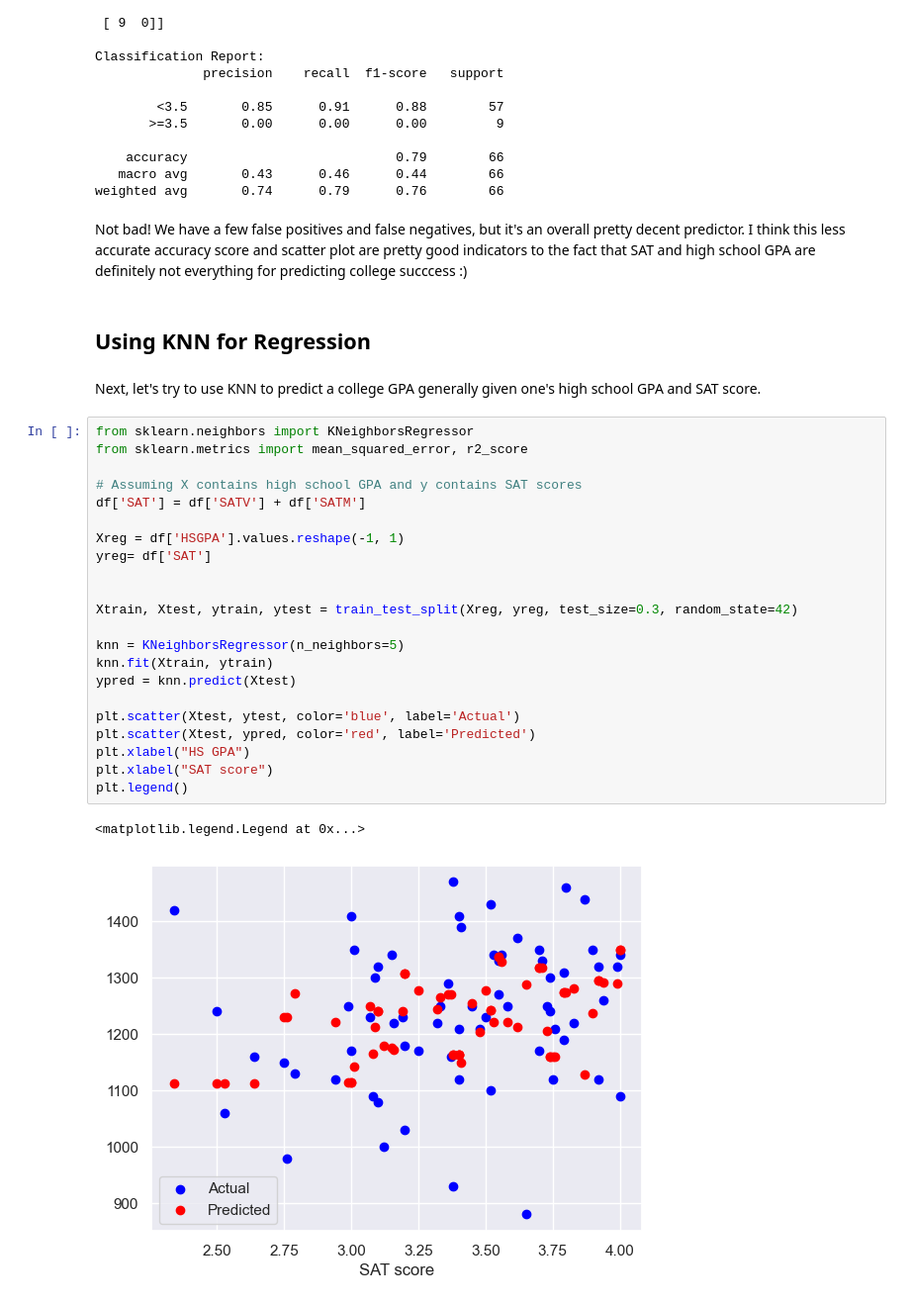
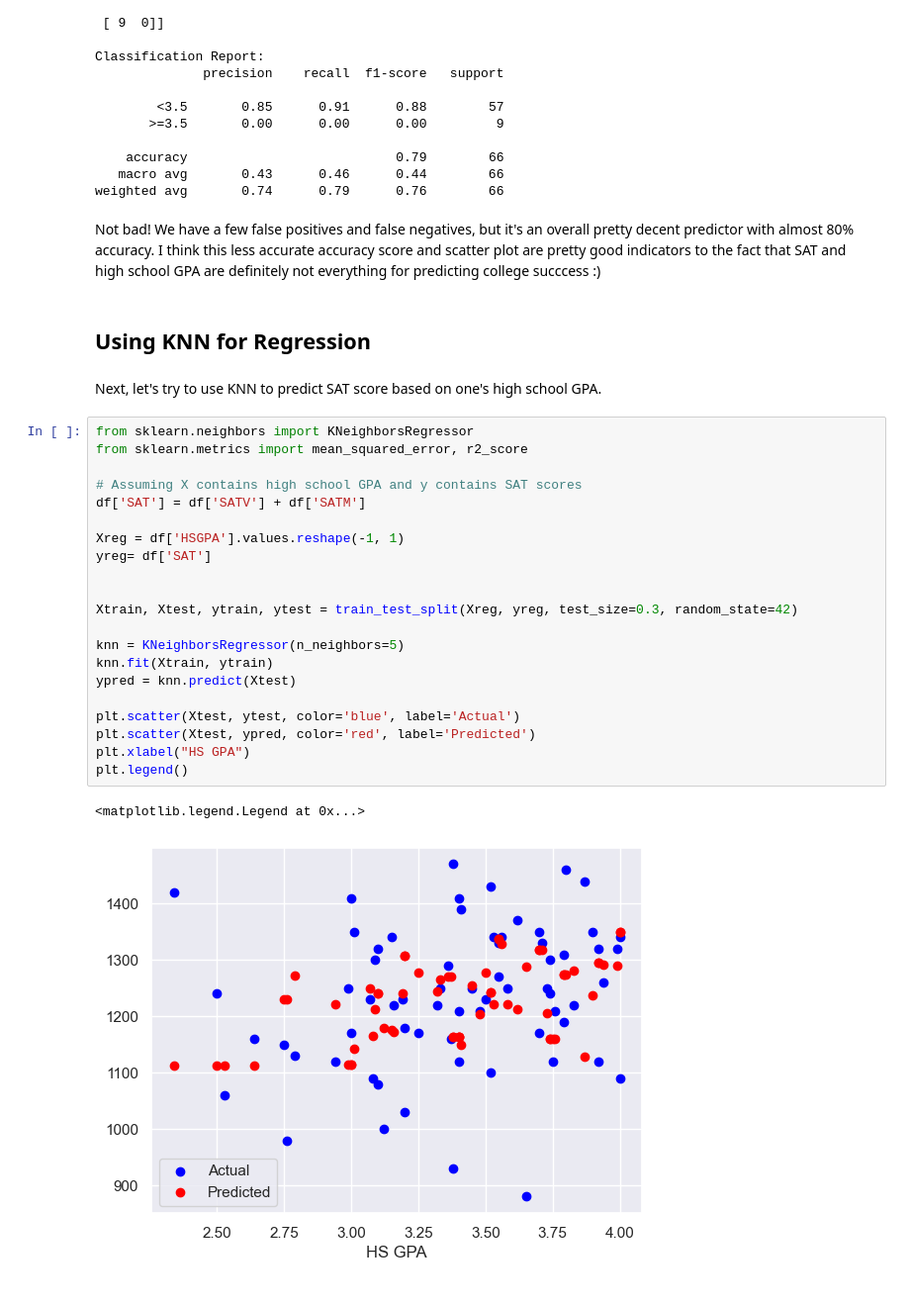
Before and after one commit to faithz314/INDE577, a Jupyter notebook: 577repo/Supervised Learning/5_K Nearest Neighbors/GPA.ipynb, the cells around one changed output. Shown at 99% size. Saved outputs shown, nothing was run; the diff lists cells and outputs as text.

```diff
--- a/577repo/Supervised Learning/5_K Nearest Neighbors/GPA.ipynb
+++ b/577repo/Supervised Learning/5_K Nearest Neighbors/GPA.ipynb
@@ -191,33 +191,32 @@ Classification Report:
    macro avg       0.43      0.46      0.44        66
 weighted avg       0.74      0.79      0.76        66
 # %% [markdown]
-Not bad! We have a few false positives and false negatives, but it's an overall pretty decent predictor. I think this less accurate accuracy score and scatter plot are pretty good indicators to the fact that SAT and high school GPA are definitely not everything for predicting college succcess :)
+Not bad! We have a few false positives and false negatives, but it's an overall pretty decent predictor with almost 80% accuracy. I think this less accurate accuracy score and scatter plot are pretty good indicators to the fact that SAT and high school GPA are definitely not everything for predicting college succcess :)
 # %% [markdown]
 ## Using KNN for Regression
 # %% [markdown]
-Next, let's try to use KNN to predict a college GPA generally given one's high school GPA and SAT score.
+Next, let's try to use KNN to predict SAT score based on one's high school GPA.
 # %%
 from sklearn.neighbors import KNeighborsRegressor
 from sklearn.metrics import mean_squared_error, r2_score
 
 # Assuming X contains high school GPA and y contains SAT scores
 df['SAT'] = df['SATV'] + df['SATM']
 
 Xreg = df['HSGPA'].values.reshape(-1, 1)
 yreg= df['SAT']
 
 
 Xtrain, Xtest, ytrain, ytest = train_test_split(Xreg, yreg, test_size=0.3, random_state=42)
 
 knn = KNeighborsRegressor(n_neighbors=5)
 knn.fit(Xtrain, ytrain)
 ypred = knn.predict(Xtest)
 
 plt.scatter(Xtest, ytest, color='blue', label='Actual')
 plt.scatter(Xtest, ypred, color='red', label='Predicted')
 plt.xlabel("HS GPA")
-plt.xlabel("SAT score")
 plt.legend()
 # %% [output]
 <matplotlib.legend.Legend at 0x...>
-[figure, old version]
+[figure, new version]
```
Also changed, not shown: parts of 4 cells of this notebook, 3 other files.
